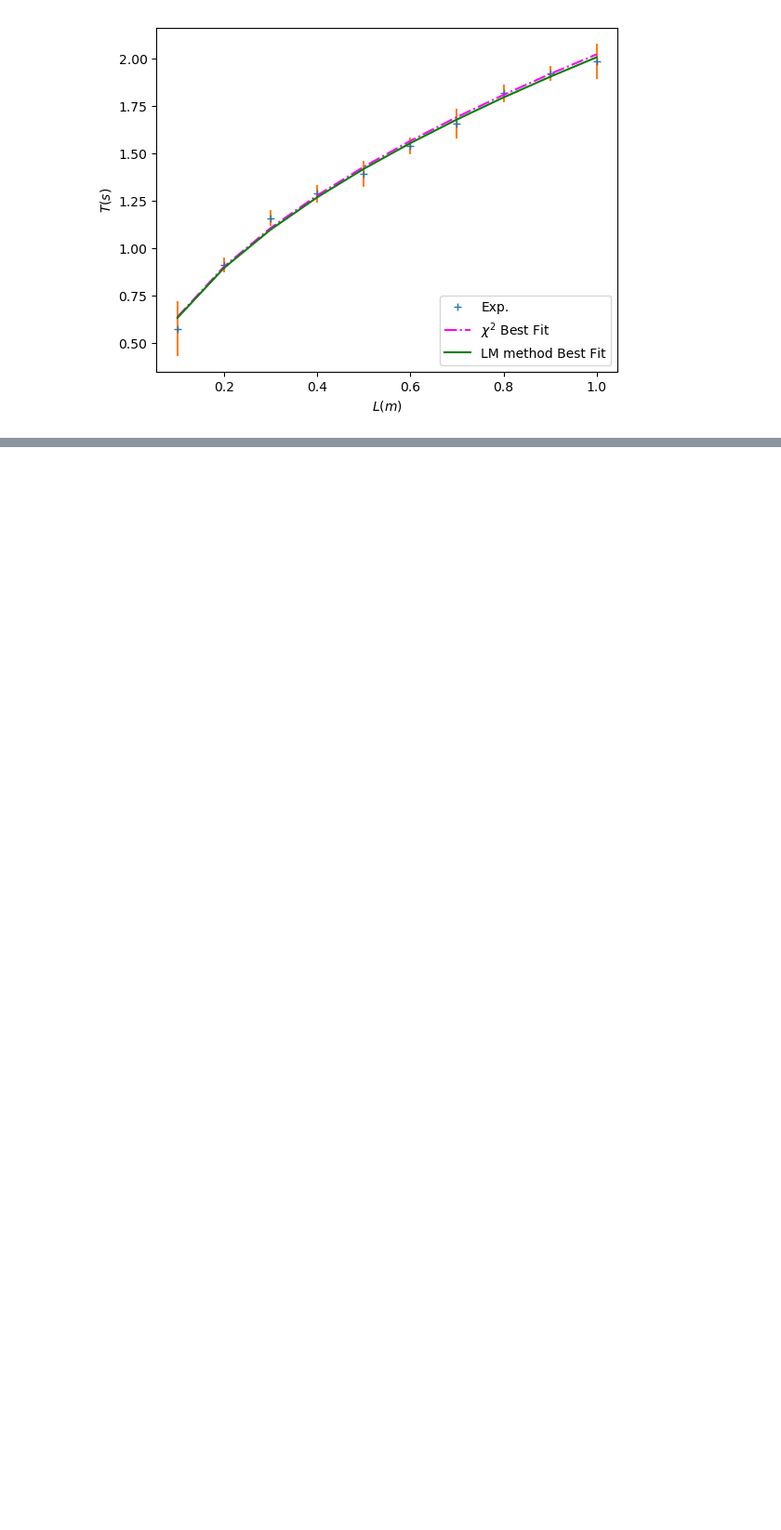
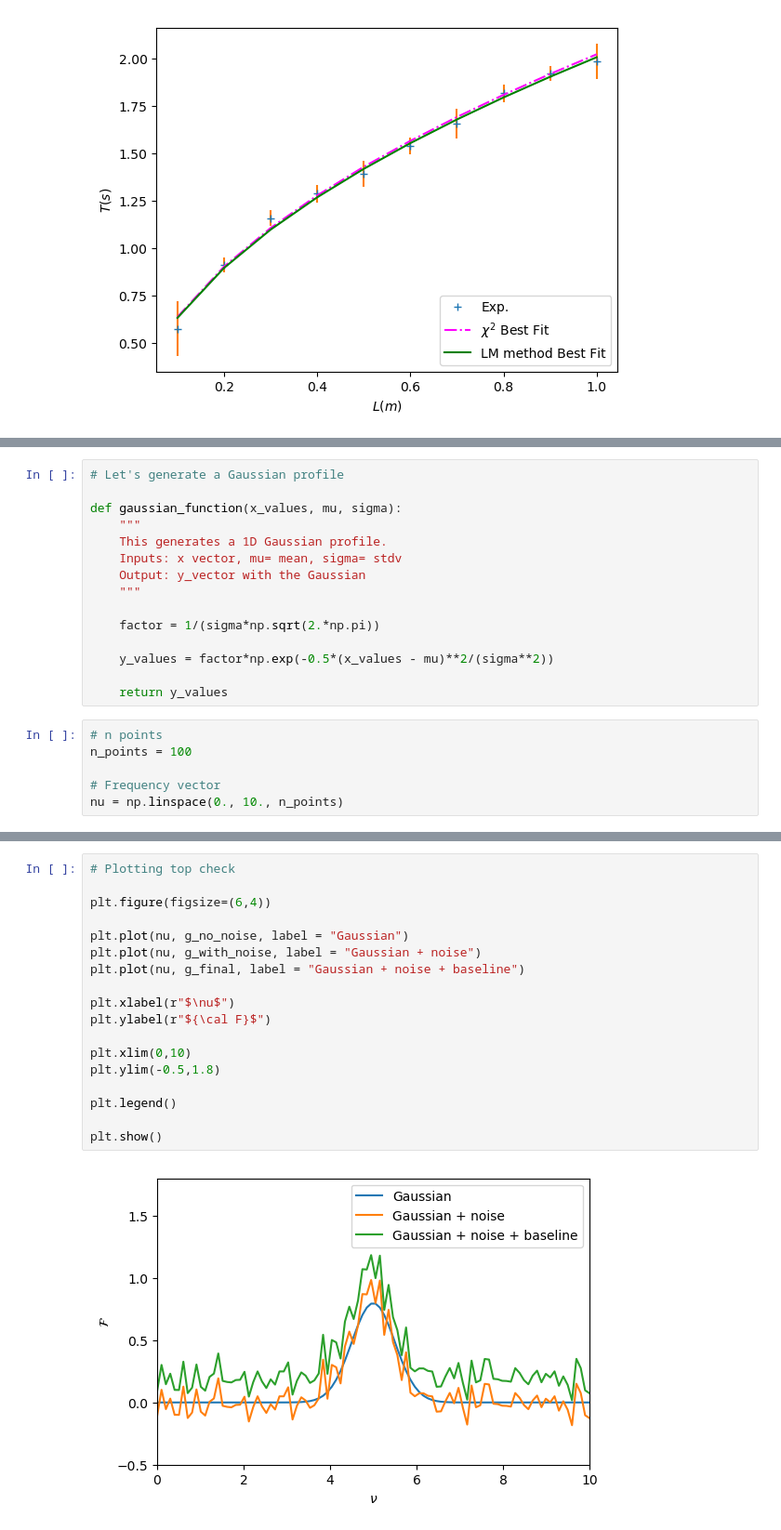
Before and after one commit to wbandabarragan/computational-physics-1, a Jupyter notebook: unit-1/110-Chi-Sqr-Fitting.ipynb, the cells around one changed output, grey strips where cells are left out. Shown at 93% size. Saved outputs shown, nothing was run; the diff lists cells and outputs as text; blank space fills up the shorter version.

```diff
--- a/unit-1/110-Chi-Sqr-Fitting.ipynb
+++ b/unit-1/110-Chi-Sqr-Fitting.ipynb
@@ -210,0 +221,21 @@ plt.show()
+# %%
+# Let's generate a Gaussian profile
+
+def gaussian_function(x_values, mu, sigma):
+    """
+    This generates a 1D Gaussian profile.
+    Inputs: x vector, mu= mean, sigma= stdv
+    Output: y_vector with the Gaussian
+    """
+
+    factor = 1/(sigma*np.sqrt(2.*np.pi))
+
+    y_values = factor*np.exp(-0.5*(x_values - mu)**2/(sigma**2))
+
+    return y_values
+# %%
+# n points
+n_points = 100
+
+# Frequency vector
+nu = np.linspace(0., 10., n_points)
@@ -210,0 +272,20 @@ plt.show()
+# %%
+# Plotting top check
+
+plt.figure(figsize=(6,4))
+
+plt.plot(nu, g_no_noise, label = "Gaussian")
+plt.plot(nu, g_with_noise, label = "Gaussian + noise")
+plt.plot(nu, g_final, label = "Gaussian + noise + baseline")
+
+plt.xlabel(r"$\nu$")
+plt.ylabel(r"${\cal F}$")
+
+plt.xlim(0,10)
+plt.ylim(-0.5,1.8)
+
+plt.legend()
+
+plt.show()
+# %% [output]
+[figure, added]
```
Also changed, not shown: parts of 5 cells of this notebook.
